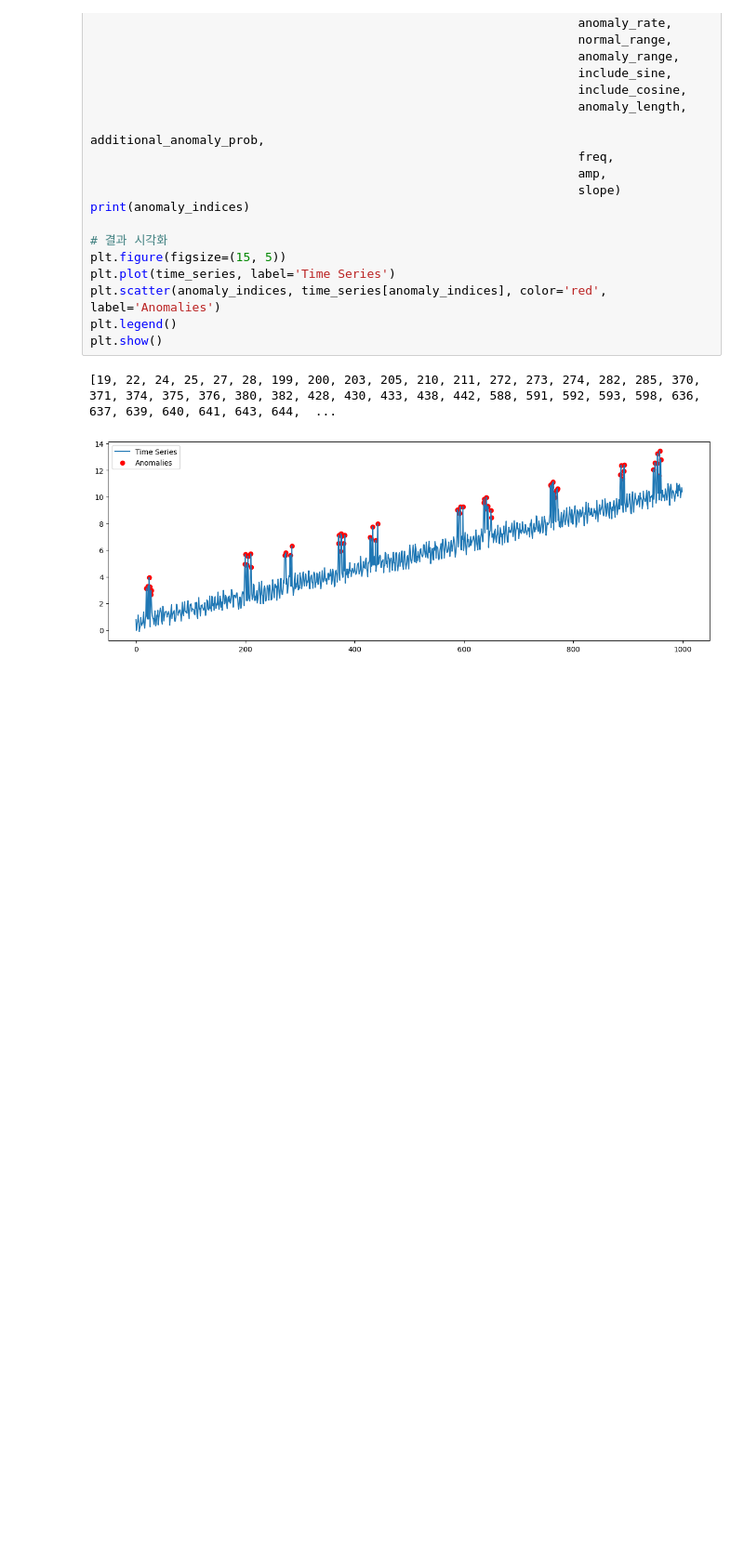
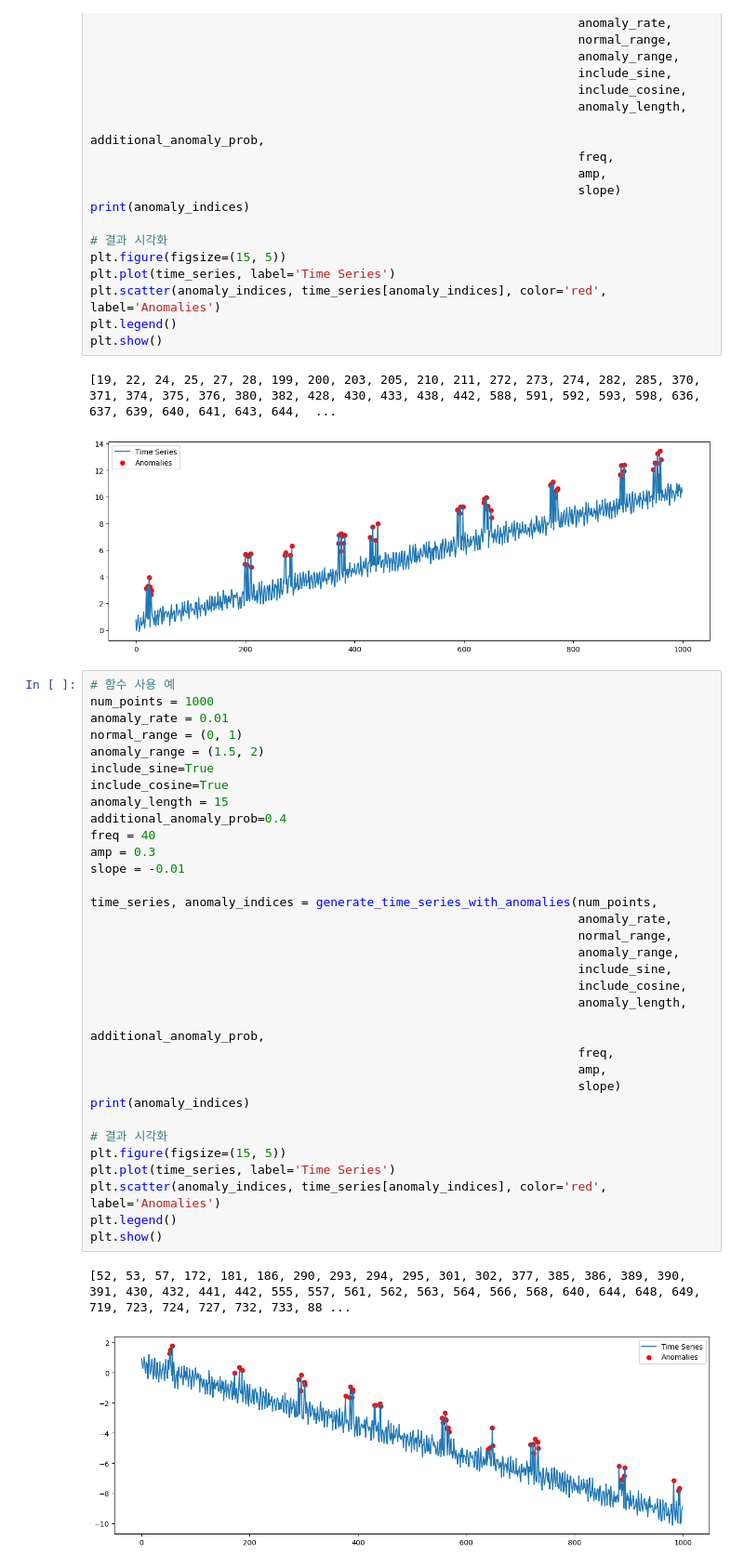
Before and after one commit to euisuk-chung/Generate_TSAD, a Jupyter notebook: Generation Test.ipynb, the cells around one changed output. Shown at 93% size. Cells and saved outputs as stored; diff of their text form; blank space fills up the shorter version.

```diff
--- a/Generation Test.ipynb
+++ b/Generation Test.ipynb
@@ -470,3 +470,39 @@ plt.show()
 # %% [output]
 [19, 22, 24, 25, 27, 28, 199, 200, 203, 205, 210, 211, 272, 273, 274, 282, 285, 370, 371, 374, 375, 376, 380, 382, 428, 430, 433, 438, 442, 588, 591, 592, 593, 598, 636, 637, 639, 640, 641, 643, 644,  ...
 [figure]
+# %%
+# 함수 사용 예
+num_points = 1000
+anomaly_rate = 0.01
+normal_range = (0, 1)
+anomaly_range = (1.5, 2)
+include_sine=True
+include_cosine=True
+anomaly_length = 15
+additional_anomaly_prob=0.4
+freq = 40
+amp = 0.3
+slope = -0.01
+
+time_series, anomaly_indices = generate_time_series_with_anomalies(num_points,
+                                                                   anomaly_rate,
+                                                                   normal_range,
+                                                                   anomaly_range,
+                                                                   include_sine,
+                                                                   include_cosine,
+                                                                   anomaly_length,
+                                                                   additional_anomaly_prob,
+                                                                   freq,
+                                                                   amp,
+                                                                   slope)
+print(anomaly_indices)
+
+# 결과 시각화
+plt.figure(figsize=(15, 5))
+plt.plot(time_series, label='Time Series')
+plt.scatter(anomaly_indices, time_series[anomaly_indices], color='red', label='Anomalies')
+plt.legend()
+plt.show()
+# %% [output]
+[52, 53, 57, 172, 181, 186, 290, 293, 294, 295, 301, 302, 377, 385, 386, 389, 390, 391, 430, 432, 441, 442, 555, 557, 561, 562, 563, 564, 566, 568, 640, 644, 648, 649, 719, 723, 724, 727, 732, 733, 88 ...
+[figure, added]
```
